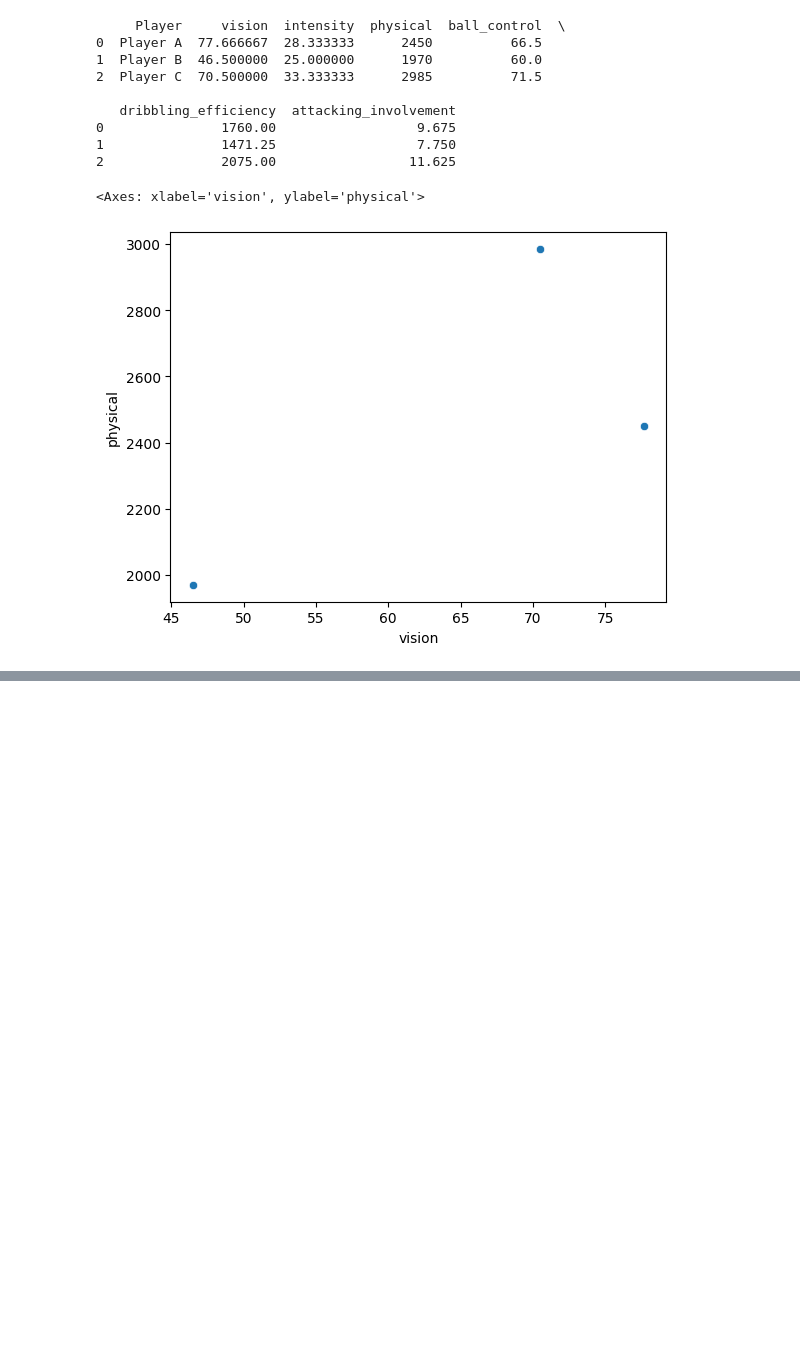
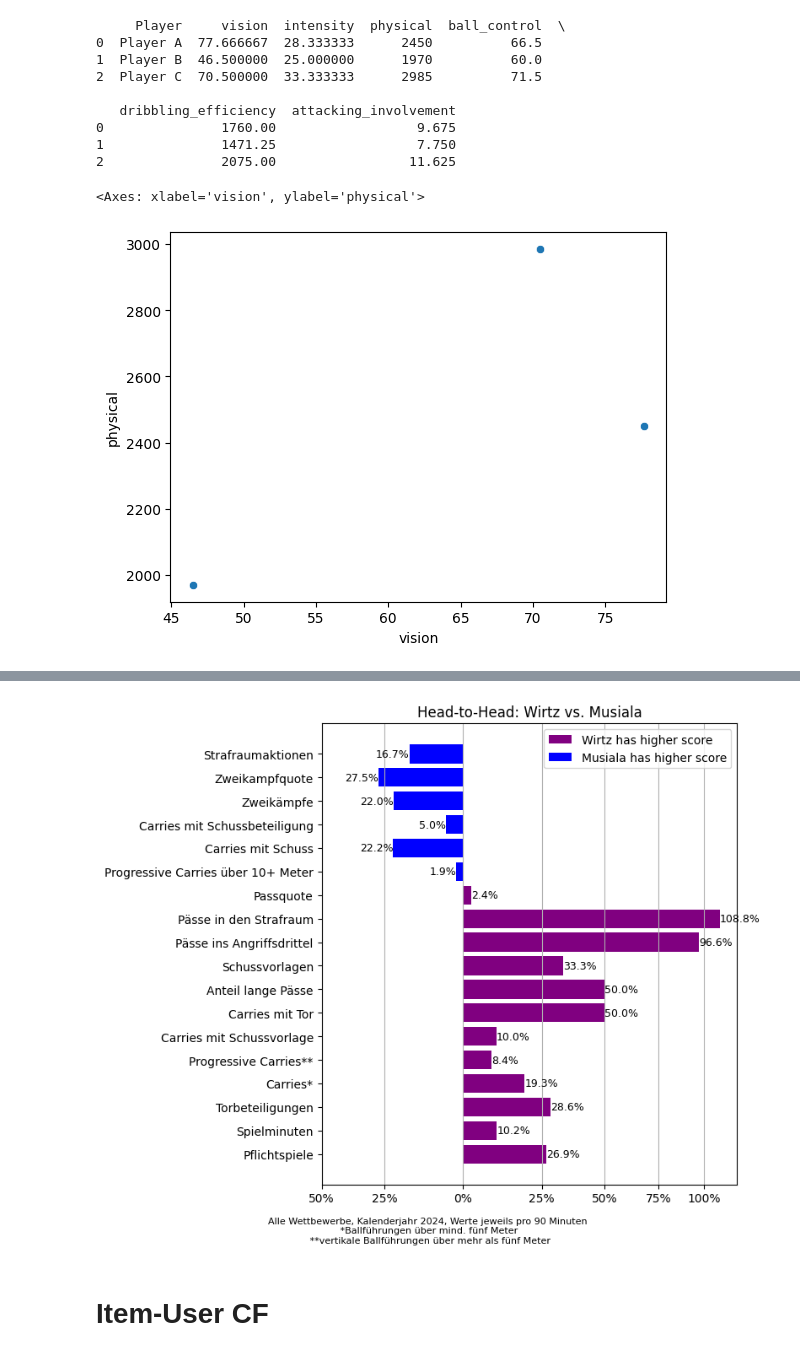
Before and after one commit to allorenz/football-player-similarity, a Jupyter notebook: src/playground.ipynb, the cells around one changed output, grey strips where cells are left out. Cells and saved outputs as stored; diff of their text form; code cells hidden in the pictures; blank space fills up the shorter version.

```diff
--- a/src/playground.ipynb
+++ b/src/playground.ipynb
@@ -193,0 +297,61 @@ sns.scatterplot(data=df,x= 'vision', y='physical')
+# %%
+import matplotlib.pyplot as plt
+import numpy as np
+
+# Create a boolean mask for positive and negative values
+positive_diff = df['diff_log_wirtz-mus'] > 0
+negative_diff = df['diff_log_wirtz-mus'] < 0
+
+plt.figure(figsize=(8, 6))
+
+# Plot positive values in purple as horizontal bars
+bars_positive = plt.barh(df['Metrics'][positive_diff], df['diff_log_wirtz-mus'][positive_diff],
+                          color='purple', label='Wirtz has higher score')
+
+# Plot negative values in blue as horizontal bars
+bars_negative = plt.barh(df['Metrics'][negative_diff], df['diff_log_wirtz-mus'][negative_diff],
+                          color='blue', label='Musiala has higher score')
+
+# Add data labels for positive bars
+for bar in bars_positive:
+    percentage_value = round((((10 ** abs(float(bar.get_width()))) - 1) * 100), 1)  # Convert to percentage round((((10 ** abs(float(bar.get_width()))) - 1) * 100), 1)
+    plt.text(bar.get_width(), bar.get_y() + bar.get_height() / 2,
+             f'{percentage_value:.1f}%',  # Format as percentage
+             va='center', ha='left', fontsize=9, color='black')
+
+# Add data labels for negative bars
+for bar in bars_negative:
+    percentage_value = round((((10 ** abs(float(bar.get_width()))) - 1) * 100), 1)  # Convert to percentage
+    plt.text(bar.get_width(), bar.get_y() + bar.get_height() / 2,
+             f'{percentage_value:.1f}%',  # Format as percentage
+             va='center', ha='right', fontsize=9, color='black')
+
+
+# Customizing the plot
+plt.grid(axis='x')  # Add grid lines for the x-axis
+plt.legend()  # Show legend to distinguish players
+plt.tight_layout()
+
+# Set custom x-ticks
+# Define the tick positions at specific values for 0%, 25%, 50%, 75%, and 100%
+tick_positions = [-0.1761,-0.098,
+                  0.0,
+                  0.098,
+                  0.1761,
+                  0.243,
+                  0.3001]
+
+# Set custom tick labels
+tick_labels = ['50%','25%', '0%', '25%', '50%', '75%', '100%']
+
+plt.xticks(tick_positions, tick_labels)  # Set the custom ticks
+
+# Show the plot
+plt.title('Head-to-Head: Wirtz vs. Musiala')
+plt.suptitle('Alle Wettbewerbe, Kalenderjahr 2024, Werte jeweils pro 90 Minuten \n *Ballführungen über mind. fünf Meter \n **vertikale Ballführungen über mehr als fünf Meter',
+             y=.001, fontsize=8)
+plt.show()
+# %% [output]
+[figure, added]
+# %% [markdown]
+# Item-User CF
```
Also changed, not shown: parts of 12 cells of this notebook, 2 other files.
